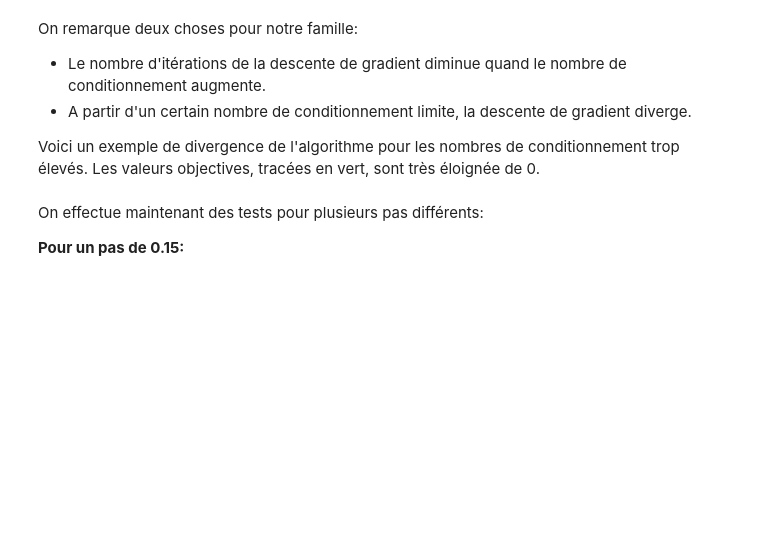
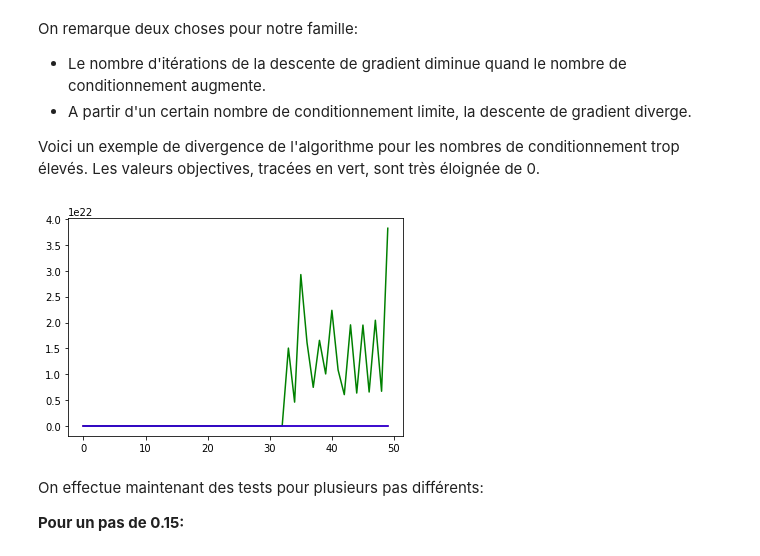
Before and after one commit to Garfounkel/Convex-Optimisation, a Jupyter notebook: ocvx_exam2_2019.ipynb, the cells around one changed output. Drawn from its saved outputs; the diff is of its cells as text; code cells hidden in the pictures; blank space fills up the shorter version.

```diff
--- a/ocvx_exam2_2019.ipynb
+++ b/ocvx_exam2_2019.ipynb
@@ -126,7 +130,9 @@ On remarque deux choses pour notre famille:
 
 Voici un exemple de divergence de l'algorithme pour les nombres de conditionnement trop élevés. Les valeurs objectives, tracées en vert, sont très éloignée de 0.
 # %%
-eval_nb_iterations(0.1, set_size=50, max_value=30)
+r, i, c = eval_nb_iterations(0.1, set_size=50, max_value=30)
+# %% [output]
+[figure, added]
 # %% [markdown]
 On effectue maintenant des tests pour plusieurs pas différents:
 
```
Also changed, not shown: parts of 24 cells of this notebook.
